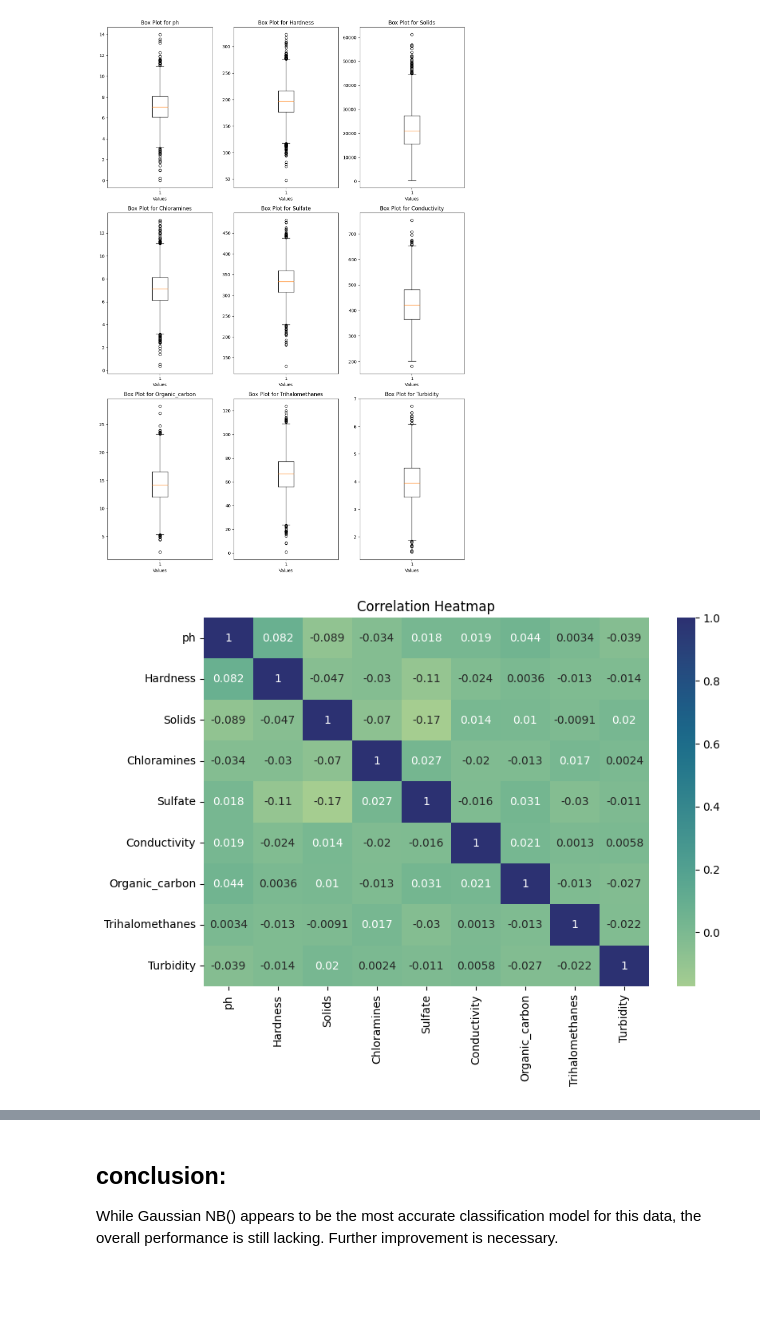
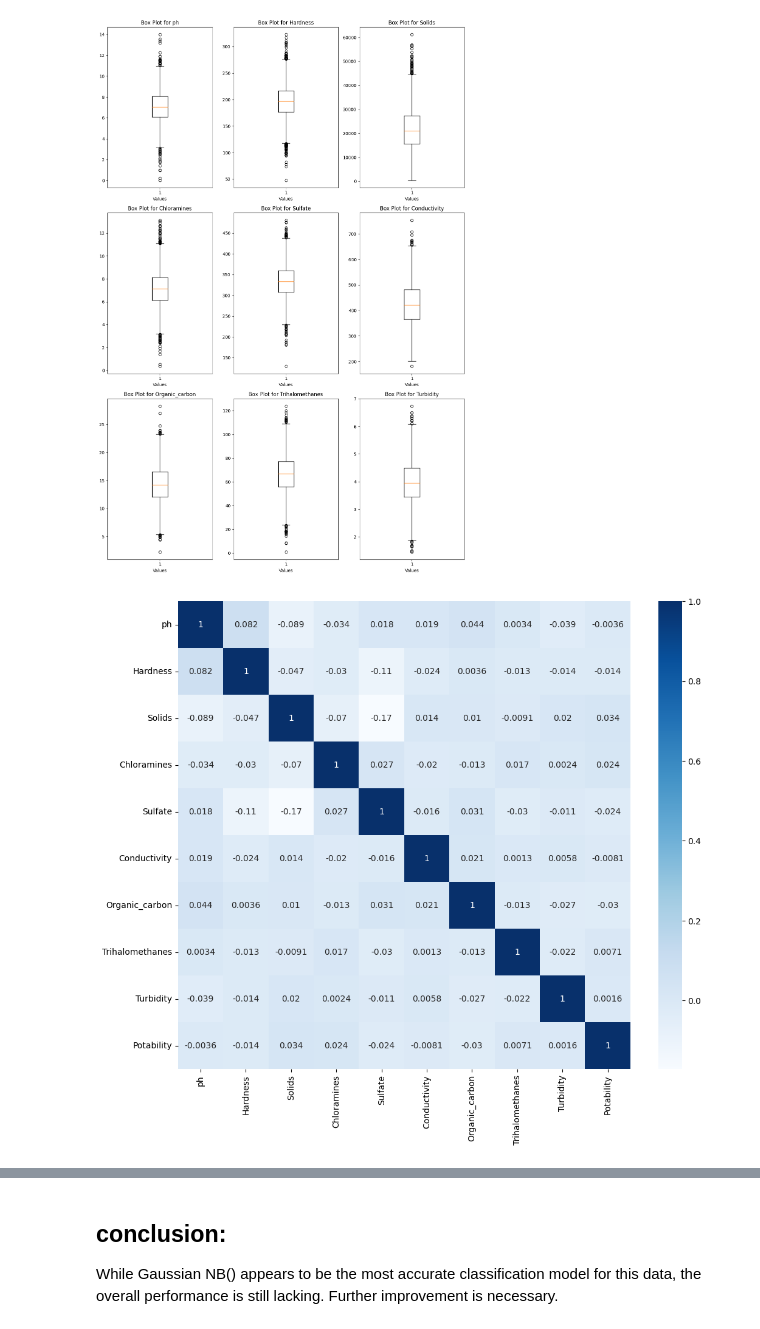
Before and after one commit to leedh7878/DanielLee_Project_Portfolio, a Jupyter notebook: Water_Quality_Potability/src/water_quality.ipynb, the cells around one changed output, grey strips where cells are left out. Saved outputs shown, nothing was run; the diff lists cells and outputs as text; code cells hidden in the pictures; blank space fills up the shorter version.

```diff
--- a/Water_Quality_Potability/src/water_quality.ipynb
+++ b/Water_Quality_Potability/src/water_quality.ipynb
@@ -131,11 +141,9 @@ plt.show()
 # %% [output]
 [figure]
 # %%
-
-plt.figure(figsize=(9, 6))
-sns.heatmap(X.corr(), annot=True, cmap='crest')
-plt.title('Correlation Heatmap')
-
+plt.figure(figsize=(12,10))
+cor = data_water.corr()
+sns.heatmap(cor, annot=True, cmap=plt.cm.Blues)
 plt.show()
 # %% [output]
-[figure, old version]
+[figure, new version]
```
Also changed, not shown: parts of 21 cells of this notebook.
